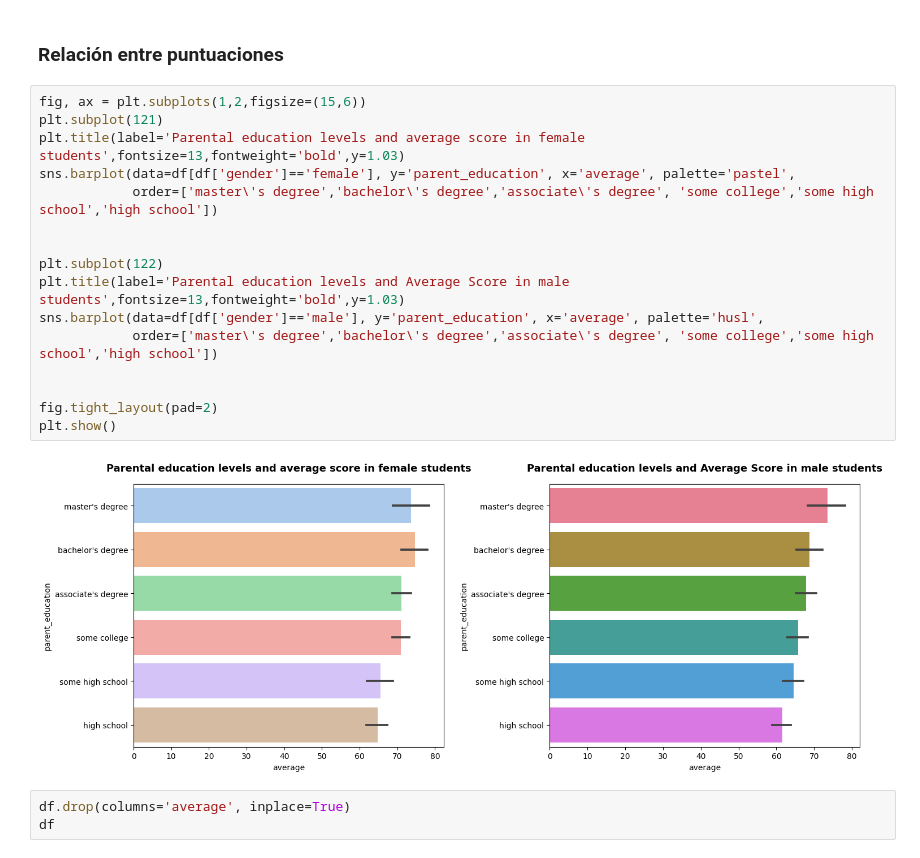
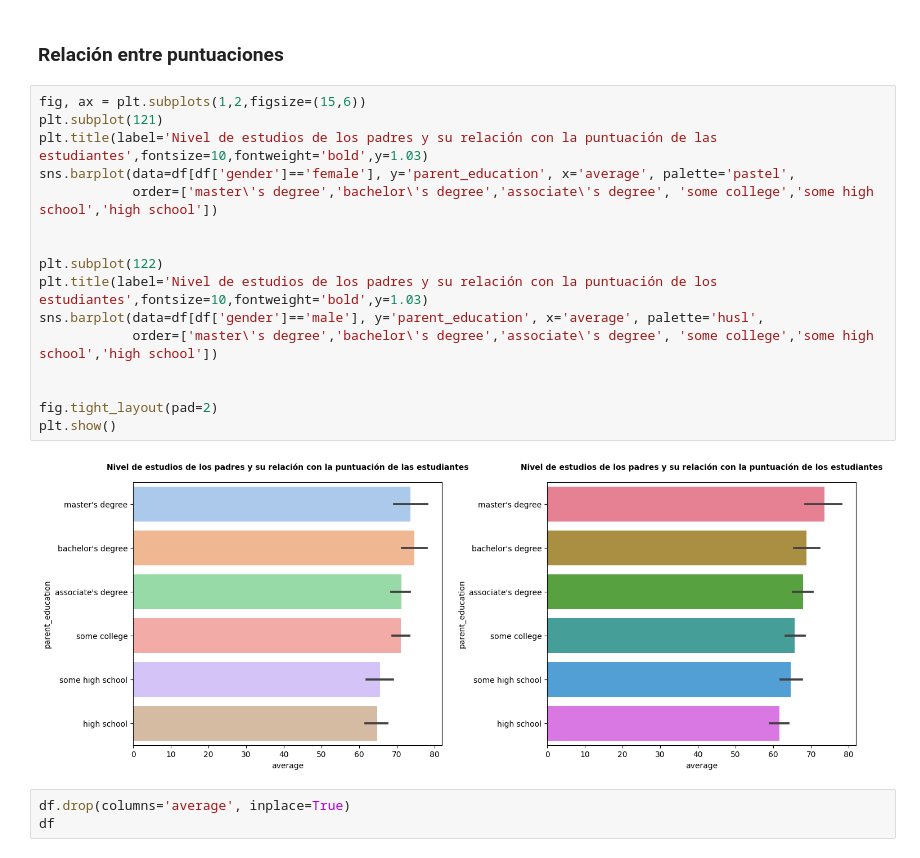
Before and after one commit to MarioChvx/ciencia_de_datos_PAMBAZO, a Jupyter notebook: proyectos/unidad1/proyecto_eda/EDA_Students_performance.ipynb, the cells around one changed output. Cells and saved outputs as stored; diff of their text form.

```diff
--- a/proyectos/unidad1/proyecto_eda/EDA_Students_performance.ipynb
+++ b/proyectos/unidad1/proyecto_eda/EDA_Students_performance.ipynb
@@ -365,21 +365,21 @@ Observaciones:
 # %%
 fig, ax = plt.subplots(1,2,figsize=(15,6))
 plt.subplot(121)
-plt.title(label='Parental education levels and average score in female students',fontsize=13,fontweight='bold',y=1.03)
+plt.title(label='Nivel de estudios de los padres y su relación con la puntuación de las estudiantes',fontsize=10,fontweight='bold',y=1.03)
 sns.barplot(data=df[df['gender']=='female'], y='parent_education', x='average', palette='pastel',
             order=['master\'s degree','bachelor\'s degree','associate\'s degree', 'some college','some high school','high school'])
 
 
 plt.subplot(122)
-plt.title(label='Parental education levels and Average Score in male students',fontsize=13,fontweight='bold',y=1.03)
+plt.title(label='Nivel de estudios de los padres y su relación con la puntuación de los estudiantes',fontsize=10,fontweight='bold',y=1.03)
 sns.barplot(data=df[df['gender']=='male'], y='parent_education', x='average', palette='husl',
             order=['master\'s degree','bachelor\'s degree','associate\'s degree', 'some college','some high school','high school'])
 
 
 fig.tight_layout(pad=2)
 plt.show()
 # %% [output]
-[figure, old version]
+[figure, new version]
 # %%
 df.drop(columns='average', inplace=True)
 df
```
Also changed, not shown: parts of 9 cells of this notebook.
